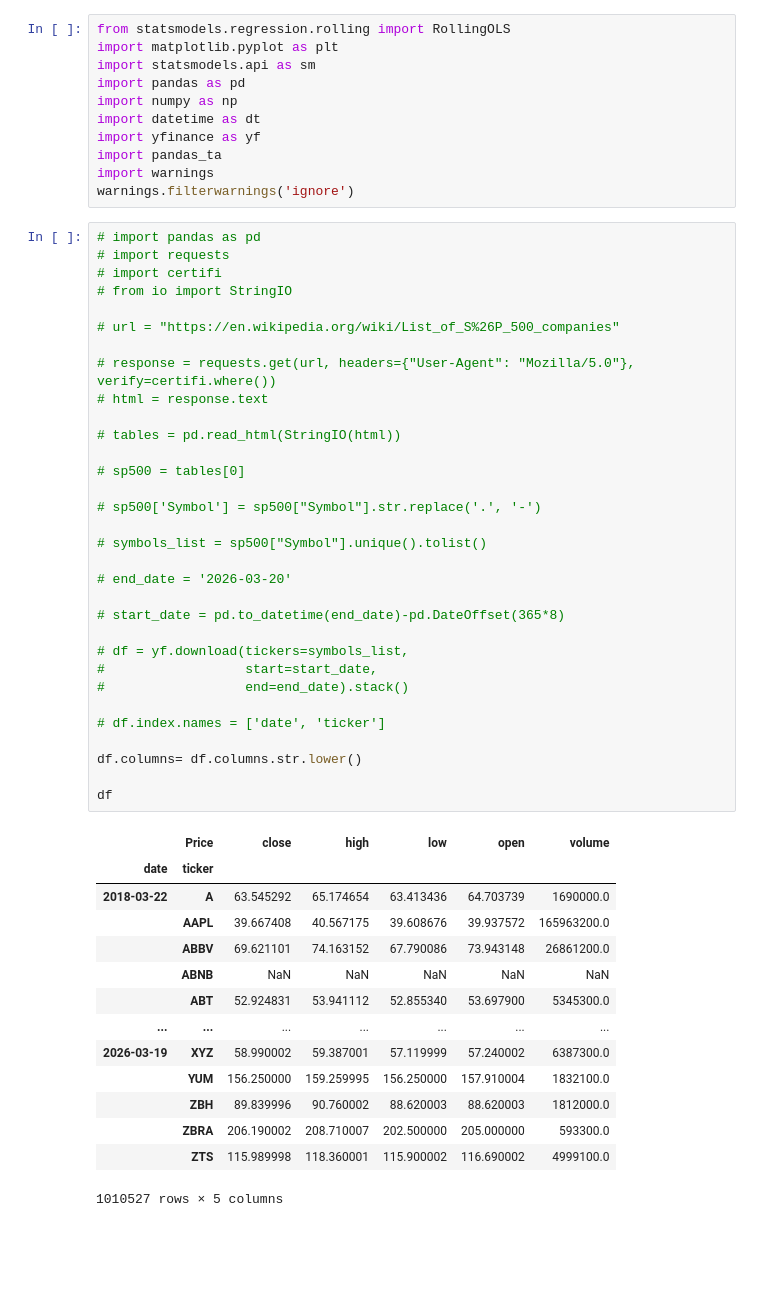
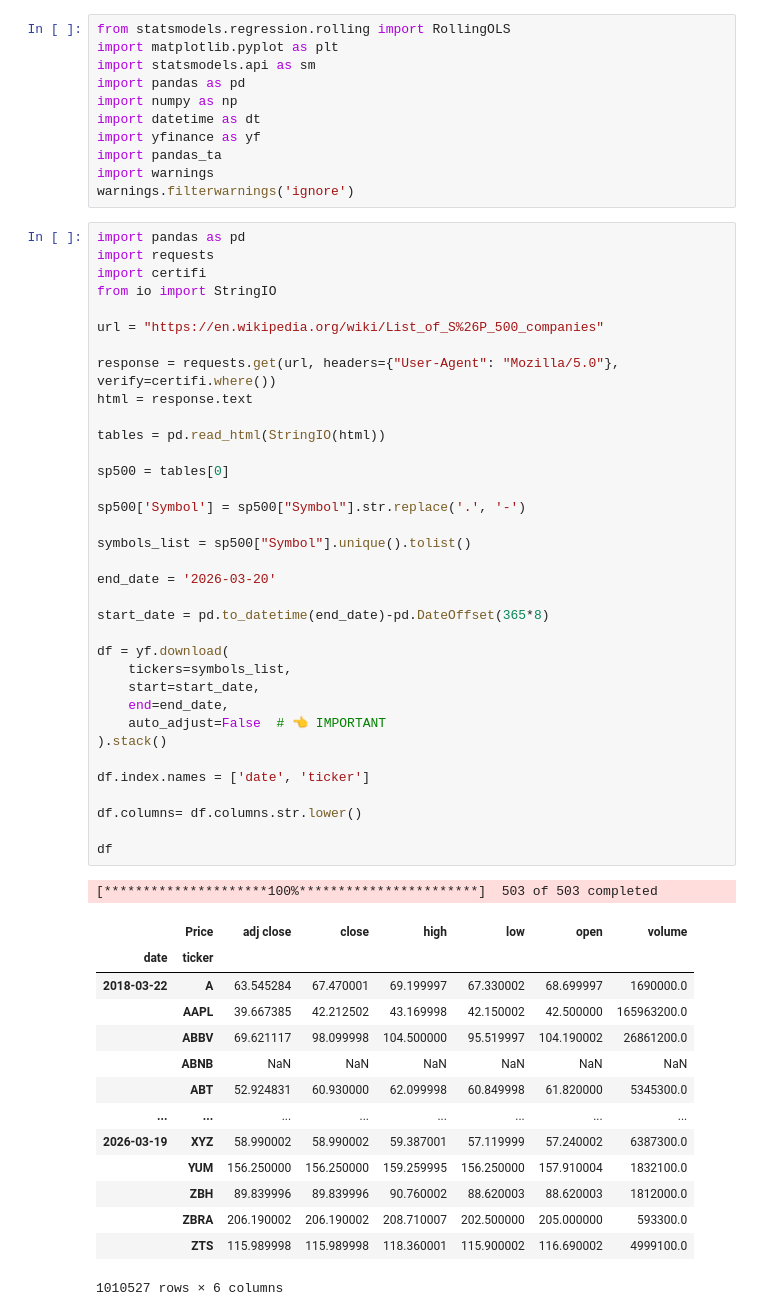
Before and after one commit to jgy36/Quant-Finance-Repository, a Jupyter notebook: algo_trading-machine-learning.ipynb, the cells around one changed output. Drawn from its saved outputs; the diff is of its cells as text; blank space fills up the shorter version.

```diff
--- a/algo_trading-machine-learning.ipynb
+++ b/algo_trading-machine-learning.ipynb
@@ -10,49 +12,53 @@ import pandas_ta
 import warnings
 warnings.filterwarnings('ignore')
 # %%
-# import pandas as pd
-# import requests
-# import certifi
-# from io import StringIO
+import pandas as pd
+import requests
+import certifi
+from io import StringIO
 
-# url = "https://en.wikipedia.org/wiki/List_of_S%26P_500_companies"
+url = "https://en.wikipedia.org/wiki/List_of_S%26P_500_companies"
 
-# response = requests.get(url, headers={"User-Agent": "Mozilla/5.0"}, verify=certifi.where())
-# html = response.text
+response = requests.get(url, headers={"User-Agent": "Mozilla/5.0"}, verify=certifi.where())
+html = response.text
 
-# tables = pd.read_html(StringIO(html))
+tables = pd.read_html(StringIO(html))
 
-# sp500 = tables[0]
+sp500 = tables[0]
 
-# sp500['Symbol'] = sp500["Symbol"].str.replace('.', '-')
+sp500['Symbol'] = sp500["Symbol"].str.replace('.', '-')
 
-# symbols_list = sp500["Symbol"].unique().tolist()
+symbols_list = sp500["Symbol"].unique().tolist()
 
-# end_date = '2026-03-20'
+end_date = '2026-03-20'
 
-# start_date = pd.to_datetime(end_date)-pd.DateOffset(365*8)
+start_date = pd.to_datetime(end_date)-pd.DateOffset(365*8)
 
-# df = yf.download(tickers=symbols_list,
-#                  start=start_date,
-#                  end=end_date).stack()
+df = yf.download(
+    tickers=symbols_list,
+    start=start_date,
+    end=end_date,
+    auto_adjust=False  # 👈 IMPORTANT
+).stack()
 
-# df.index.names = ['date', 'ticker']
+df.index.names = ['date', 'ticker']
 
 df.columns= df.columns.str.lower()
 
 df
 # %% [output]
+[*********************100%***********************]  503 of 503 completed
-|  | Price | close | high | low | open | volume |
-| date | ticker |  |  |  |  |  |
-| 2018-03-22 | A | 63.545292 | 65.174654 | 63.413436 | 64.703739 | 1690000.0 |
-|  | AAPL | 39.667408 | 40.567175 | 39.608676 | 39.937572 | 165963200.0 |
-|  | ABBV | 69.621101 | 74.163152 | 67.790086 | 73.943148 | 26861200.0 |
-|  | ABNB | NaN | NaN | NaN | NaN | NaN |
-|  | ABT | 52.924831 | 53.941112 | 52.855340 | 53.697900 | 5345300.0 |
-| ... | ... | ... | ... | ... | ... | ... |
-| 2026-03-19 | XYZ | 58.990002 | 59.387001 | 57.119999 | 57.240002 | 6387300.0 |
-|  | YUM | 156.250000 | 159.259995 | 156.250000 | 157.910004 | 1832100.0 |
-|  | ZBH | 89.839996 | 90.760002 | 88.620003 | 88.620003 | 1812000.0 |
-|  | ZBRA | 206.190002 | 208.710007 | 202.500000 | 205.000000 | 593300.0 |
-|  | ZTS | 115.989998 | 118.360001 | 115.900002 | 116.690002 | 4999100.0 |
+|  | Price | adj close | close | high | low | open | volume |
+| date | ticker |  |  |  |  |  |  |
+| 2018-03-22 | A | 63.545284 | 67.470001 | 69.199997 | 67.330002 | 68.699997 | 1690000.0 |
+|  | AAPL | 39.667385 | 42.212502 | 43.169998 | 42.150002 | 42.500000 | 165963200.0 |
+|  | ABBV | 69.621117 | 98.099998 | 104.500000 | 95.519997 | 104.190002 | 26861200.0 |
+|  | ABNB | NaN | NaN | NaN | NaN | NaN | NaN |
+|  | ABT | 52.924831 | 60.930000 | 62.099998 | 60.849998 | 61.820000 | 5345300.0 |
+| ... | ... | ... | ... | ... | ... | ... | ... |
+| 2026-03-19 | XYZ | 58.990002 | 58.990002 | 59.387001 | 57.119999 | 57.240002 | 6387300.0 |
+|  | YUM | 156.250000 | 156.250000 | 159.259995 | 156.250000 | 157.910004 | 1832100.0 |
+|  | ZBH | 89.839996 | 89.839996 | 90.760002 | 88.620003 | 88.620003 | 1812000.0 |
+|  | ZBRA | 206.190002 | 206.190002 | 208.710007 | 202.500000 | 205.000000 | 593300.0 |
+|  | ZTS | 115.989998 | 115.989998 | 118.360001 | 115.900002 | 116.690002 | 4999100.0 |
-1010527 rows × 5 columns
+1010527 rows × 6 columns
```
Also changed, not shown: parts of 11 cells of this notebook.
